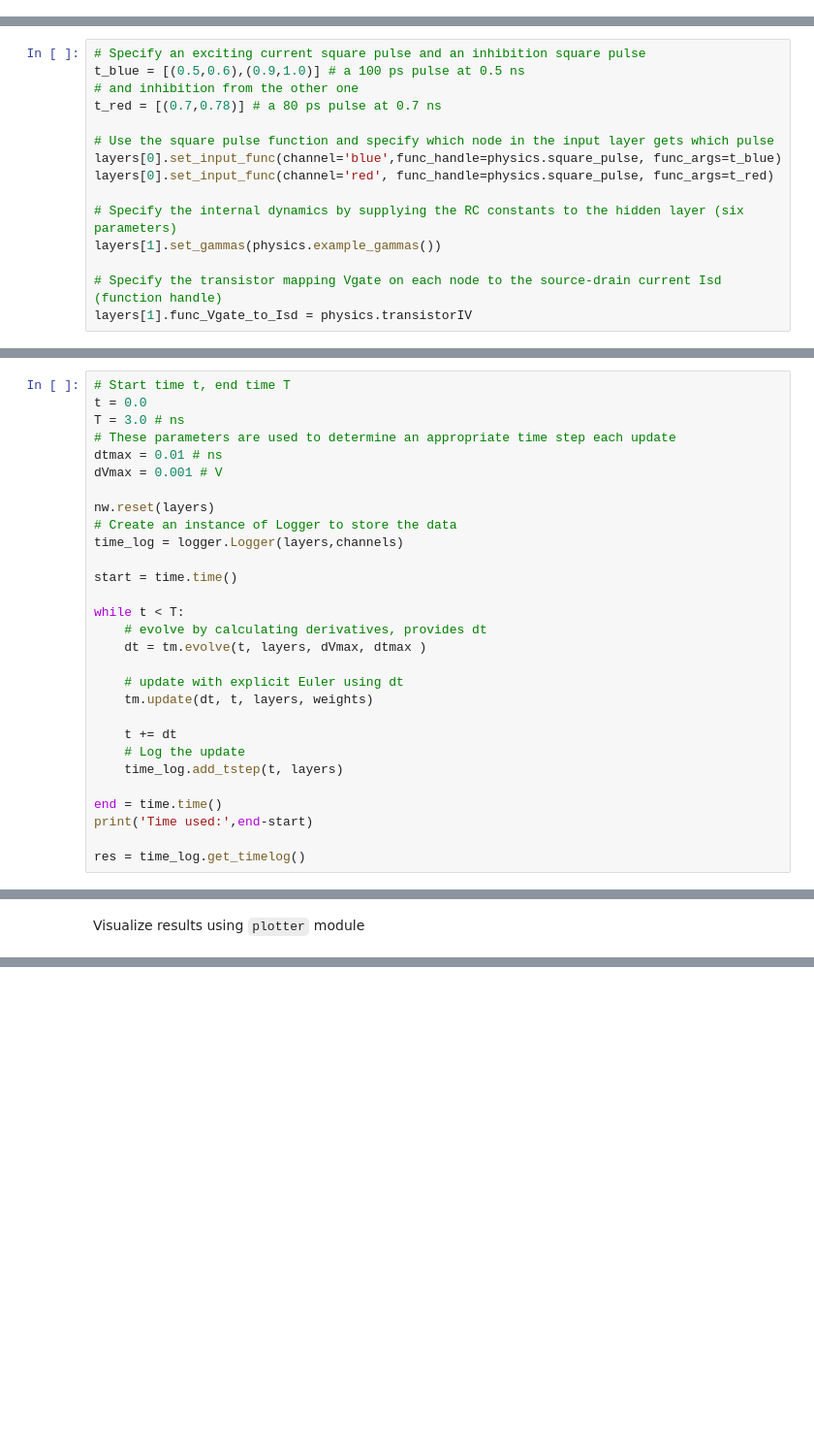
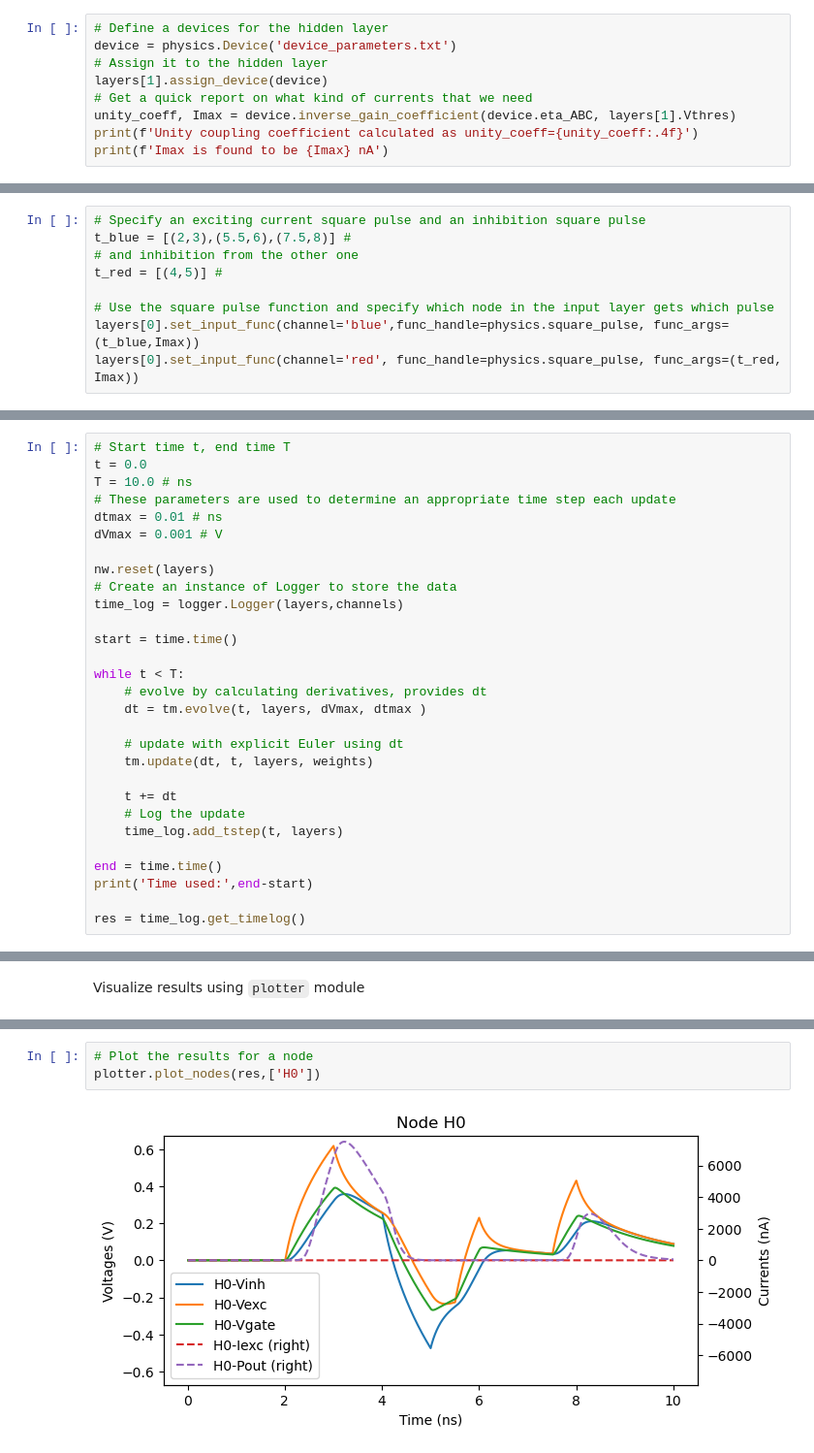
Before and after one commit to ahmedD67/dynamic-nanobrain-test-env, a Jupyter notebook: Tutorial.ipynb, the cells around one changed output, grey strips where cells are left out. Shown at 97% size. Drawn from its saved outputs; the diff is of its cells as text; blank space fills up the shorter version.

```diff
--- a/Tutorial.ipynb
+++ b/Tutorial.ipynb
@@ -75,3 +72,12 @@ plotter.visualize_network(layers, weights)
 # %% [markdown]
 ### 5. Specify the physics of the nodes
 Before running any simulations, we need to specify the input currents and the physics of the hidden layer nodes. Parameters can either be specified directly or coupled from the `physics` module.
+# %%
+# Define a devices for the hidden layer
+device = physics.Device('device_parameters.txt')
+# Assign it to the hidden layer
+layers[1].assign_device(device)
+# Get a quick report on what kind of currents that we need
+unity_coeff, Imax = device.inverse_gain_coefficient(device.eta_ABC, layers[1].Vthres)
+print(f'Unity coupling coefficient calculated as unity_coeff={unity_coeff:.4f}')
+print(f'Imax is found to be {Imax} nA')
@@ -78,24 +87,18 @@ Before running any simulations, we need to specify the input currents and the ph
 # %%
 # Specify an exciting current square pulse and an inhibition square pulse
-t_blue = [(0.5,0.6),(0.9,1.0)] # a 100 ps pulse at 0.5 ns
+t_blue = [(2,3),(5.5,6),(7.5,8)] #
 # and inhibition from the other one
-t_red = [(0.7,0.78)] # a 80 ps pulse at 0.7 ns
+t_red = [(4,5)] #
 
 # Use the square pulse function and specify which node in the input layer gets which pulse
-layers[0].set_input_func(channel='blue',func_handle=physics.square_pulse, func_args=t_blue)
-layers[0].set_input_func(channel='red', func_handle=physics.square_pulse, func_args=t_red)
-
-# Specify the internal dynamics by supplying the RC constants to the hidden layer (six parameters)
-layers[1].set_gammas(physics.example_gammas())
-
-# Specify the transistor mapping Vgate on each node to the source-drain current Isd (function handle)
-layers[1].func_Vgate_to_Isd = physics.transistorIV
+layers[0].set_input_func(channel='blue',func_handle=physics.square_pulse, func_args=(t_blue,Imax))
+layers[0].set_input_func(channel='red', func_handle=physics.square_pulse, func_args=(t_red, Imax))
 # %% [markdown]
 ### 6. Example dynamic simulation
 # %%
 # Start time t, end time T
 t = 0.0
-T = 3.0 # ns
+T = 10.0 # ns
 # These parameters are used to determine an appropriate time step each update
 dtmax = 0.01 # ns
 dVmax = 0.001 # V
@@ -131,0 +131,5 @@ plotter.visualize_dynamic_result(res,['H0-Vgate','H0-Iout'])
+# %%
+# Plot the results for a node
+plotter.plot_nodes(res,['H0'])
+# %% [output]
+[figure, added]
```
Also changed, not shown: parts of 7 cells of this notebook, 19 other files.
